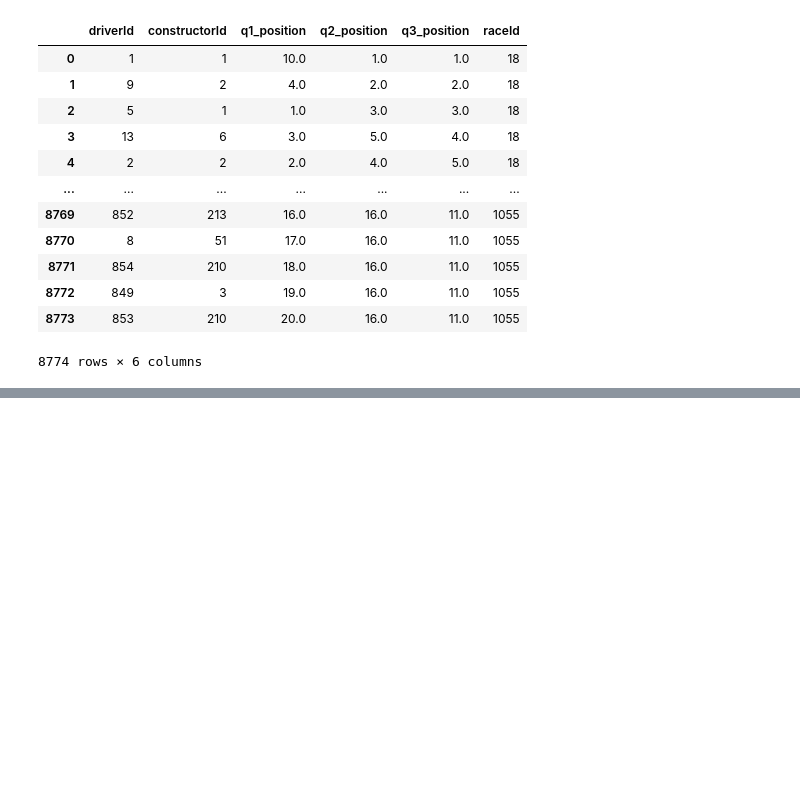
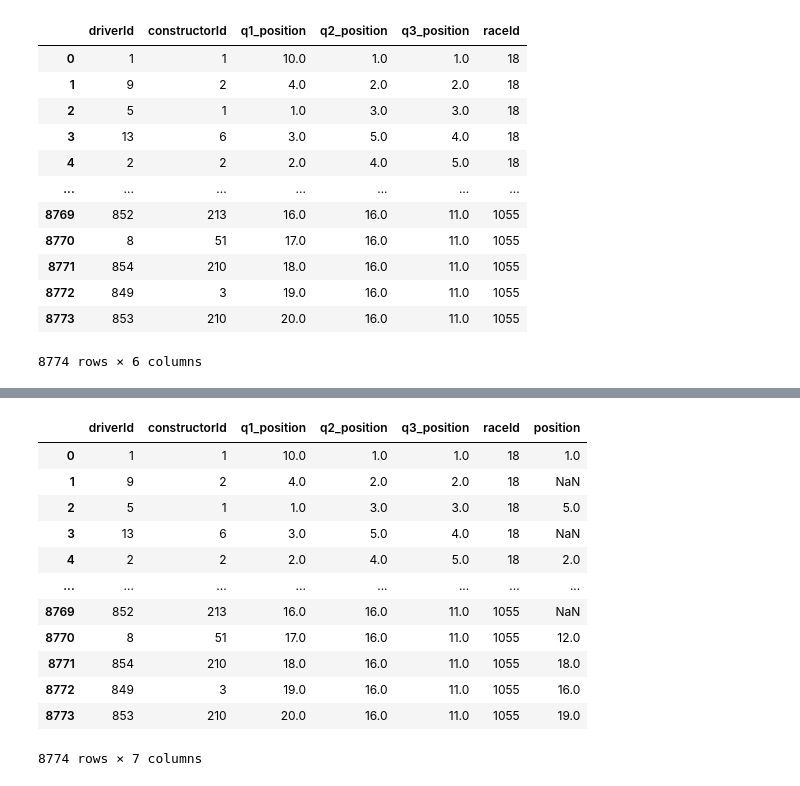
Before and after one commit to shanmu9898/f1-fantasy-predictor, a Jupyter notebook: f1_data_creator.ipynb, the cells around one changed output, grey strips where cells are left out. Cells and saved outputs as stored; diff of their text form; code cells hidden in the pictures; blank space fills up the shorter version.

```diff
--- a/f1_data_creator.ipynb
+++ b/f1_data_creator.ipynb
@@ -107,0 +137,21 @@ qualifying
+# %%
+quali_w_results = quali_w_results.drop(["resultId", "number", "grid", "positionText",
+                      "positionOrder", "points","laps", "time",
+                      "milliseconds", "fastestLap", "rank",
+                      "fastestLapTime", "fastestLapSpeed", "statusId"], axis=1)
+
+quali_w_results
+# %% [output]
+|  | driverId | constructorId | q1_position | q2_position | q3_position | raceId | position |
+| 0 | 1 | 1 | 10.0 | 1.0 | 1.0 | 18 | 1.0 |
+| 1 | 9 | 2 | 4.0 | 2.0 | 2.0 | 18 | NaN |
+| 2 | 5 | 1 | 1.0 | 3.0 | 3.0 | 18 | 5.0 |
+| 3 | 13 | 6 | 3.0 | 5.0 | 4.0 | 18 | NaN |
+| 4 | 2 | 2 | 2.0 | 4.0 | 5.0 | 18 | 2.0 |
+| ... | ... | ... | ... | ... | ... | ... | ... |
+| 8769 | 852 | 213 | 16.0 | 16.0 | 11.0 | 1055 | NaN |
+| 8770 | 8 | 51 | 17.0 | 16.0 | 11.0 | 1055 | 12.0 |
+| 8771 | 854 | 210 | 18.0 | 16.0 | 11.0 | 1055 | 18.0 |
+| 8772 | 849 | 3 | 19.0 | 16.0 | 11.0 | 1055 | 16.0 |
+| 8773 | 853 | 210 | 20.0 | 16.0 | 11.0 | 1055 | 19.0 |
+8774 rows × 7 columns
```
Also changed, not shown: parts of 14 cells of this notebook, 1 other file.
